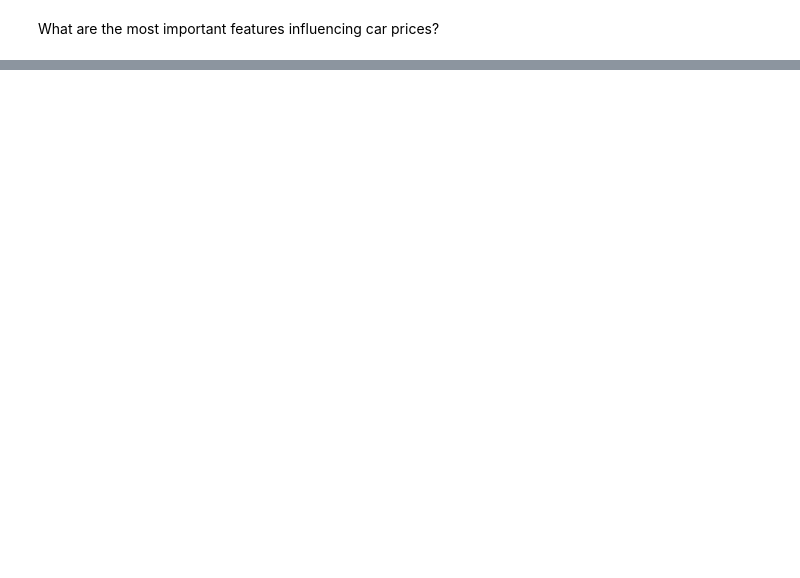
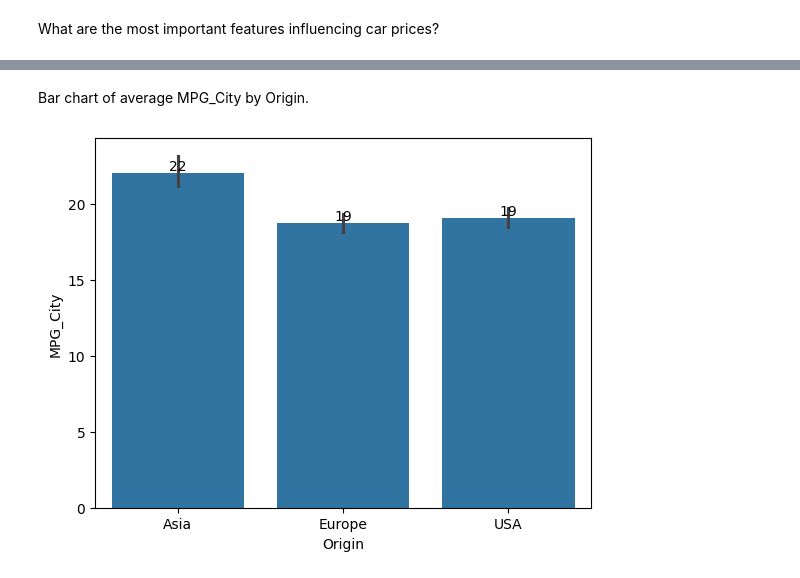
Before and after one commit to trailokya-world/Car-Data-Analysis, a Jupyter notebook: car_data_analysis/car_data_analysis.ipynb, the cells around one changed output, grey strips where cells are left out. Cells and saved outputs as stored; diff of their text form; code cells hidden in the pictures; blank space fills up the shorter version.

```diff
--- a/car_data_analysis/car_data_analysis.ipynb
+++ b/car_data_analysis/car_data_analysis.ipynb
@@ -781,0 +835,13 @@ Trend: How does Weight affect Highway MPG?
+# %% [markdown]
+Bar chart of average MPG_City by Origin.
+# %%
+# MPG_by_Origin = data.groupby("Origin")["MPG_City"].mean()
+# plt.bar(MPG_by_Origin.index,MPG_by_Origin.values)
+
+ax=sns.barplot(data=data, x= "Origin",y="MPG_City",estimator="mean")
+for p in ax.patches:
+    ax.annotate(format(p.get_height(), '.0f'),  # format as integer
+                (p.get_x() + p.get_width() / 2., p.get_height()),
+                ha='center', va='bottom', fontsize=10, color='black')
+# %% [output]
+[figure, added]
```
Also changed, not shown: parts of 14 cells of this notebook.
